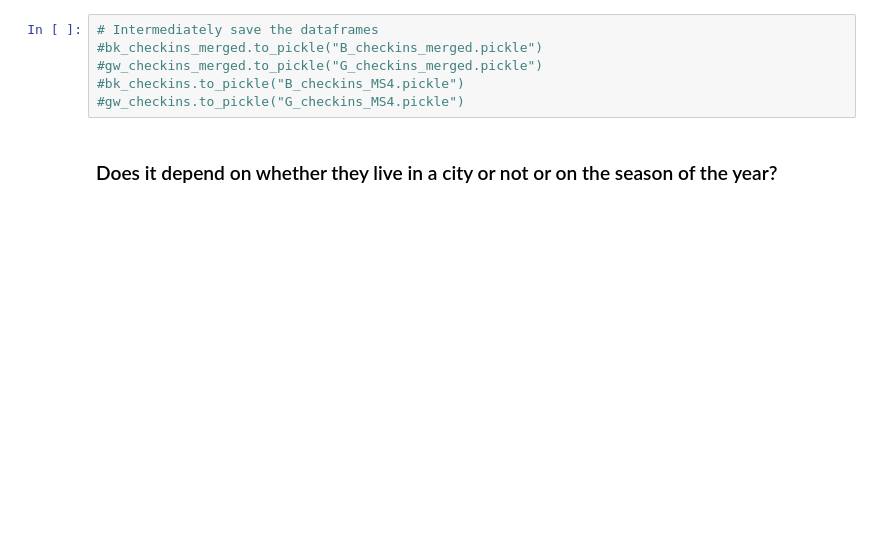
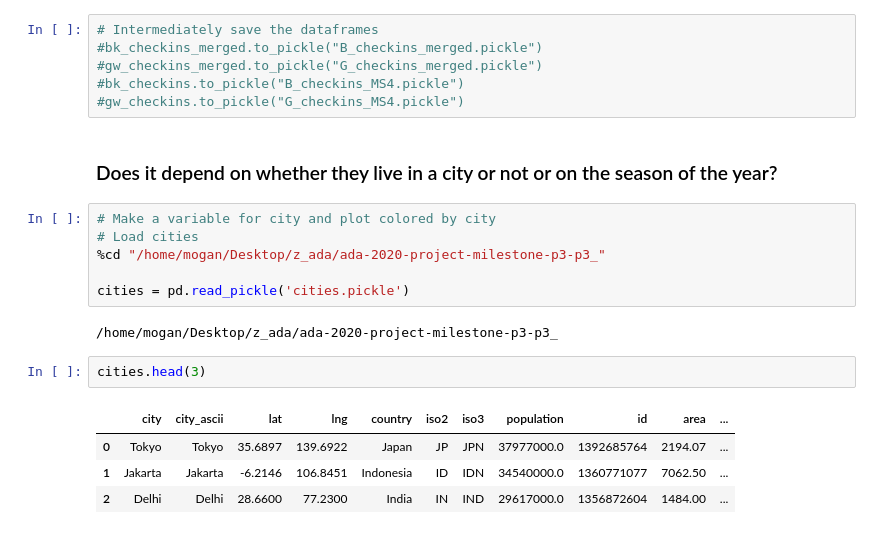
Before and after one commit to epfl-ada/ada-2020-project-milestone-p3-p3_, a Jupyter notebook: Research_question_2.ipynb, the cells around one changed output. Cells and saved outputs as stored; diff of their text form; blank space fills up the shorter version.

```diff
--- a/Research_question_2.ipynb
+++ b/Research_question_2.ipynb
@@ -130,3 +120,18 @@ sns.histplot(data = bk_gw_friends, x = 'checkin_time', hue = 'data', multiple="d
 #gw_checkins.to_pickle("G_checkins_MS4.pickle")
 # %% [markdown]
 ### Does it depend on whether they live in a city or not or on the season of the year?
+# %%
+# Make a variable for city and plot colored by city
+# Load cities
+%cd "/home/mogan/Desktop/z_ada/ada-2020-project-milestone-p3-p3_"
+
+cities = pd.read_pickle('cities.pickle')
+# %% [output]
+/home/mogan/Desktop/z_ada/ada-2020-project-milestone-p3-p3_
+# %%
+cities.head(3)
+# %% [output]
+|  | city | city_ascii | lat | lng | country | iso2 | iso3 | population | id | area | ... |
+| 0 | Tokyo | Tokyo | 35.6897 | 139.6922 | Japan | JP | JPN | 37977000.0 | 1392685764 | 2194.07 | ... |
+| 1 | Jakarta | Jakarta | -6.2146 | 106.8451 | Indonesia | ID | IDN | 34540000.0 | 1360771077 | 7062.50 | ... |
+| 2 | Delhi | Delhi | 28.6600 | 77.2300 | India | IN | IND | 29617000.0 | 1356872604 | 1484.00 | ... |
```
Also changed, not shown: parts of 13 cells of this notebook, 3 other files.
